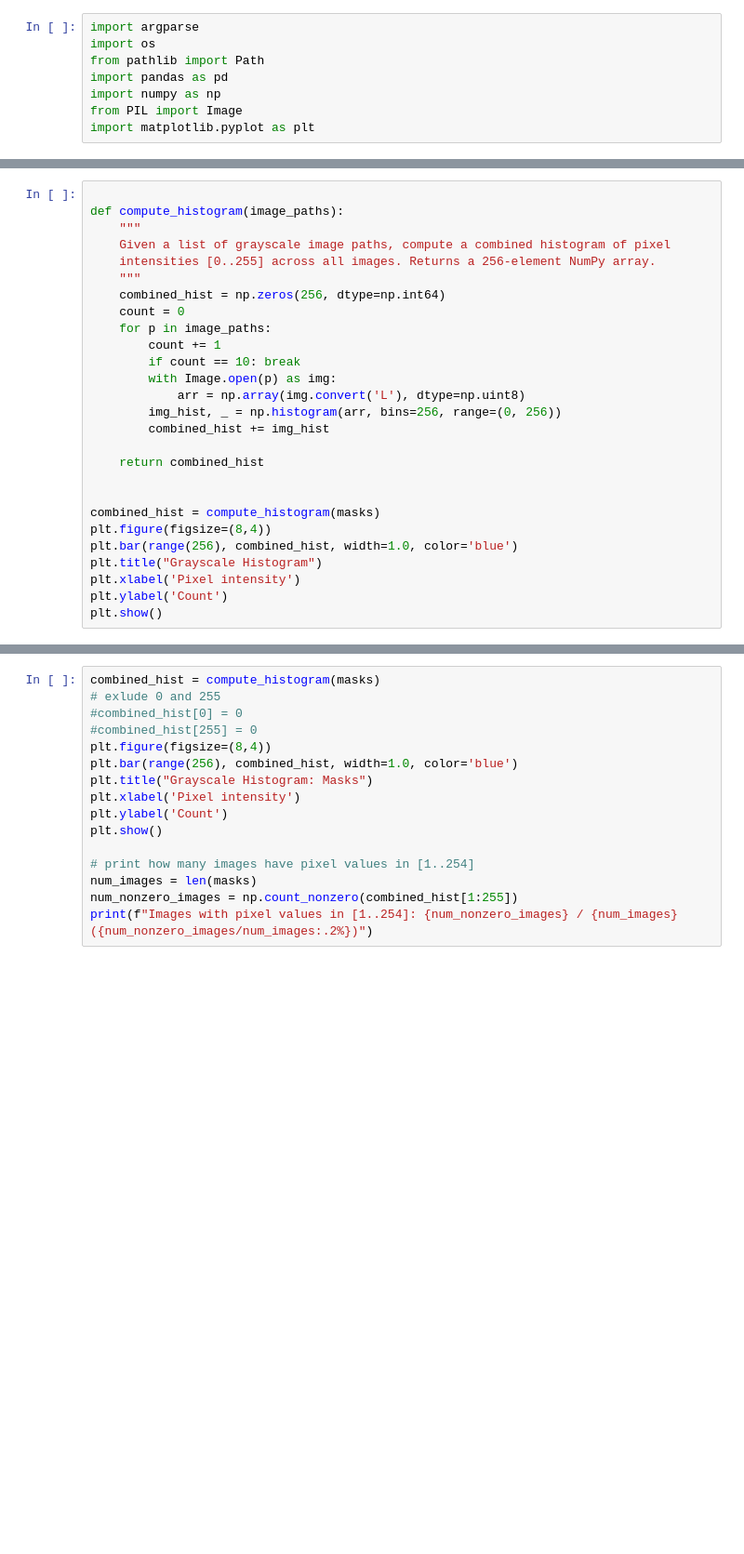
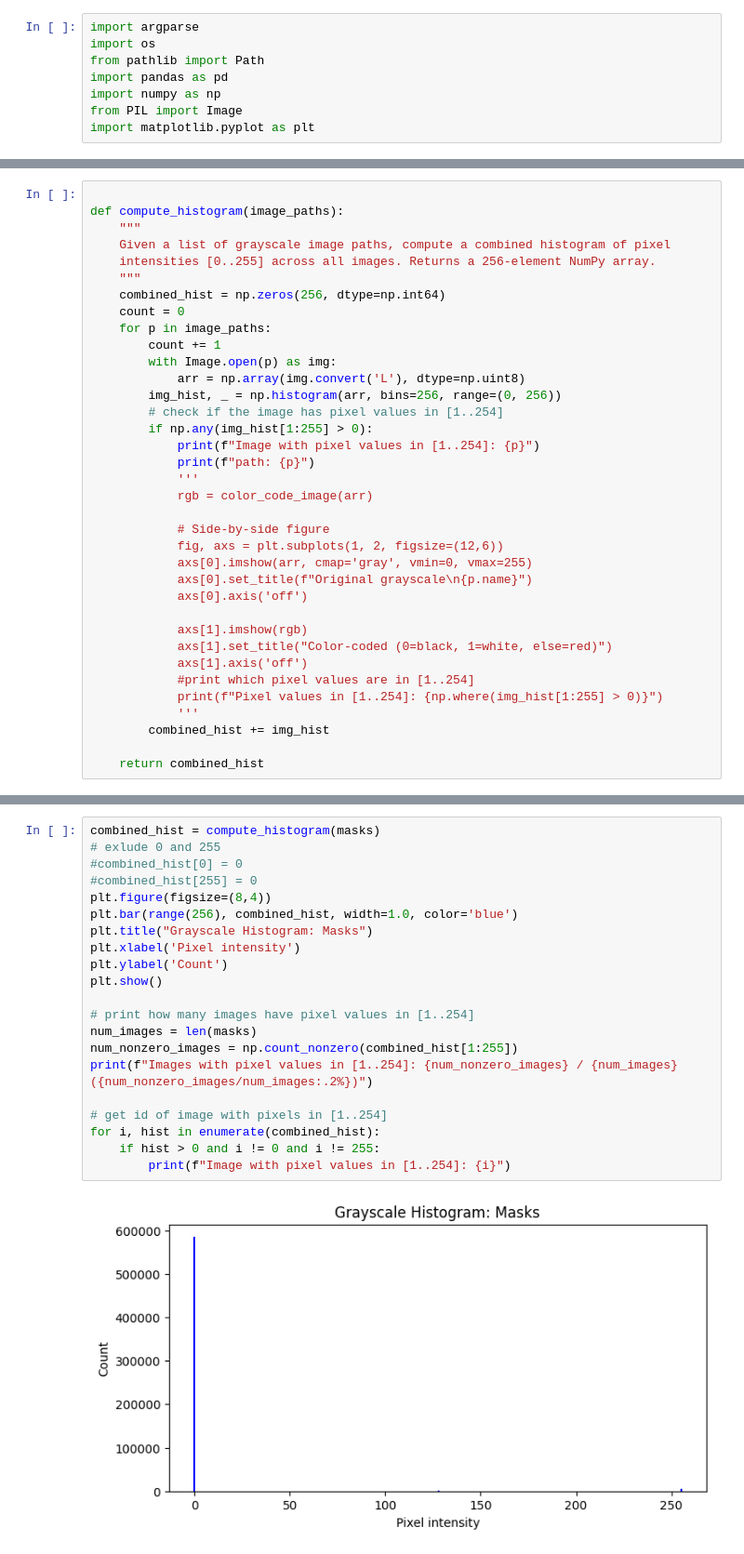
Before and after one commit to martinreimer/Robust-Bolus-Segmentation, a Jupyter notebook: src/data/analyze_dataset.ipynb, the cells around one changed output, grey strips where cells are left out. Shown at 93% size. Cells and saved outputs as stored; diff of their text form; blank space fills up the shorter version.

```diff
--- a/src/data/analyze_dataset.ipynb
+++ b/src/data/analyze_dataset.ipynb
@@ -77,19 +88,28 @@ def compute_histogram(image_paths):
     count = 0
     for p in image_paths:
         count += 1
-        if count == 10: break
         with Image.open(p) as img:
             arr = np.array(img.convert('L'), dtype=np.uint8)
         img_hist, _ = np.histogram(arr, bins=256, range=(0, 256))
+        # check if the image has pixel values in [1..254]
+        if np.any(img_hist[1:255] > 0):
+            print(f"Image with pixel values in [1..254]: {p}")
+            print(f"path: {p}")
+            '''
+            rgb = color_code_image(arr)
+
+            # Side-by-side figure
+            fig, axs = plt.subplots(1, 2, figsize=(12,6))
+            axs[0].imshow(arr, cmap='gray', vmin=0, vmax=255)
+            axs[0].set_title(f"Original grayscale\n{p.name}")
+            axs[0].axis('off')
+
+            axs[1].imshow(rgb)
+            axs[1].set_title("Color-coded (0=black, 1=white, else=red)")
+            axs[1].axis('off')
+            #print which pixel values are in [1..254]
+            print(f"Pixel values in [1..254]: {np.where(img_hist[1:255] > 0)}")
+            '''
         combined_hist += img_hist
 
     return combined_hist
-
-
-combined_hist = compute_histogram(masks)
-plt.figure(figsize=(8,4))
-plt.bar(range(256), combined_hist, width=1.0, color='blue')
-plt.title("Grayscale Histogram")
-plt.xlabel('Pixel intensity')
-plt.ylabel('Count')
-plt.show()
@@ -96,16 +127,23 @@ plt.show()
 # %%
 combined_hist = compute_histogram(masks)
 # exlude 0 and 255
 #combined_hist[0] = 0
 #combined_hist[255] = 0
 plt.figure(figsize=(8,4))
 plt.bar(range(256), combined_hist, width=1.0, color='blue')
 plt.title("Grayscale Histogram: Masks")
 plt.xlabel('Pixel intensity')
 plt.ylabel('Count')
 plt.show()
 
 # print how many images have pixel values in [1..254]
 num_images = len(masks)
 num_nonzero_images = np.count_nonzero(combined_hist[1:255])
 print(f"Images with pixel values in [1..254]: {num_nonzero_images} / {num_images} ({num_nonzero_images/num_images:.2%})")
+
+# get id of image with pixels in [1..254]
+for i, hist in enumerate(combined_hist):
+    if hist > 0 and i != 0 and i != 255:
+        print(f"Image with pixel values in [1..254]: {i}")
+# %% [output]
+[figure, added]
```
Also changed, not shown: parts of 5 cells of this notebook, 34 other files.
